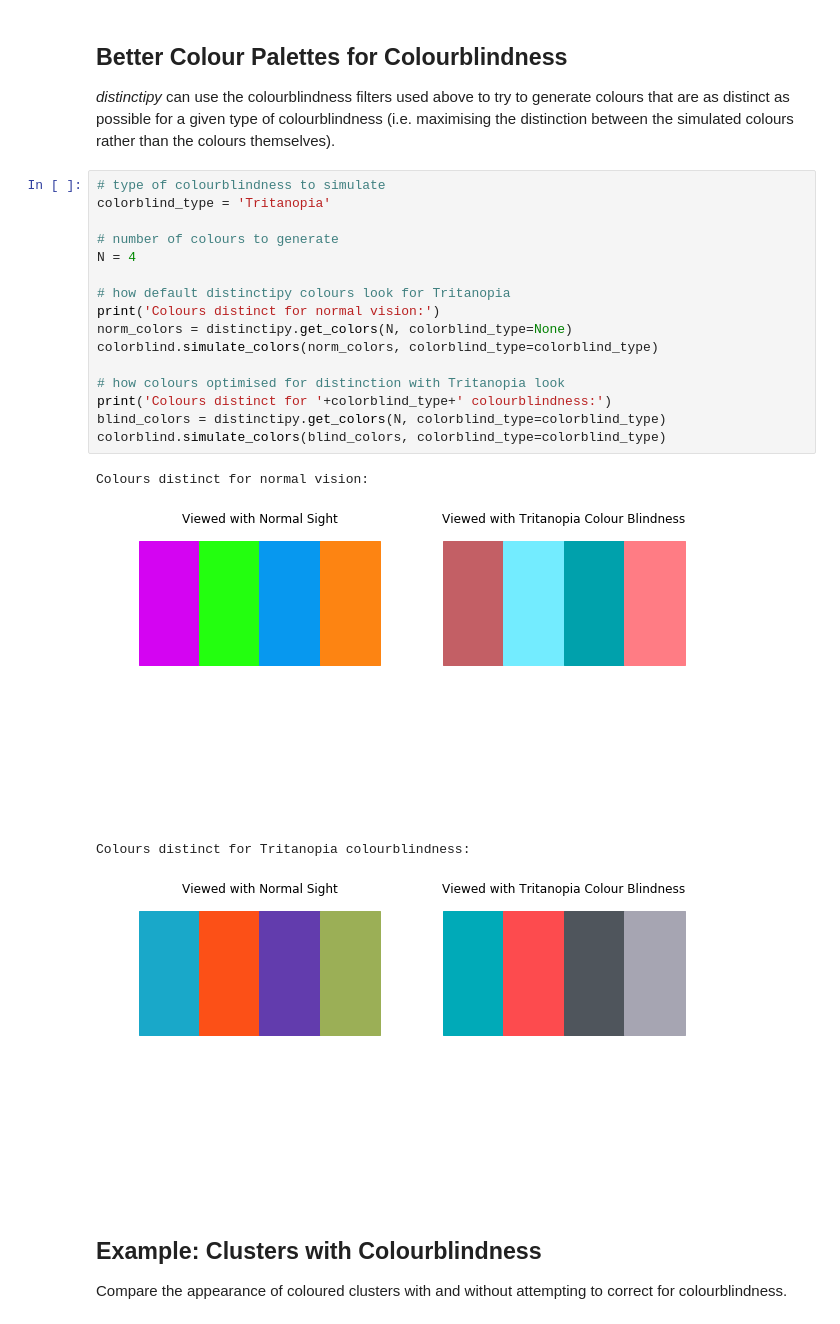
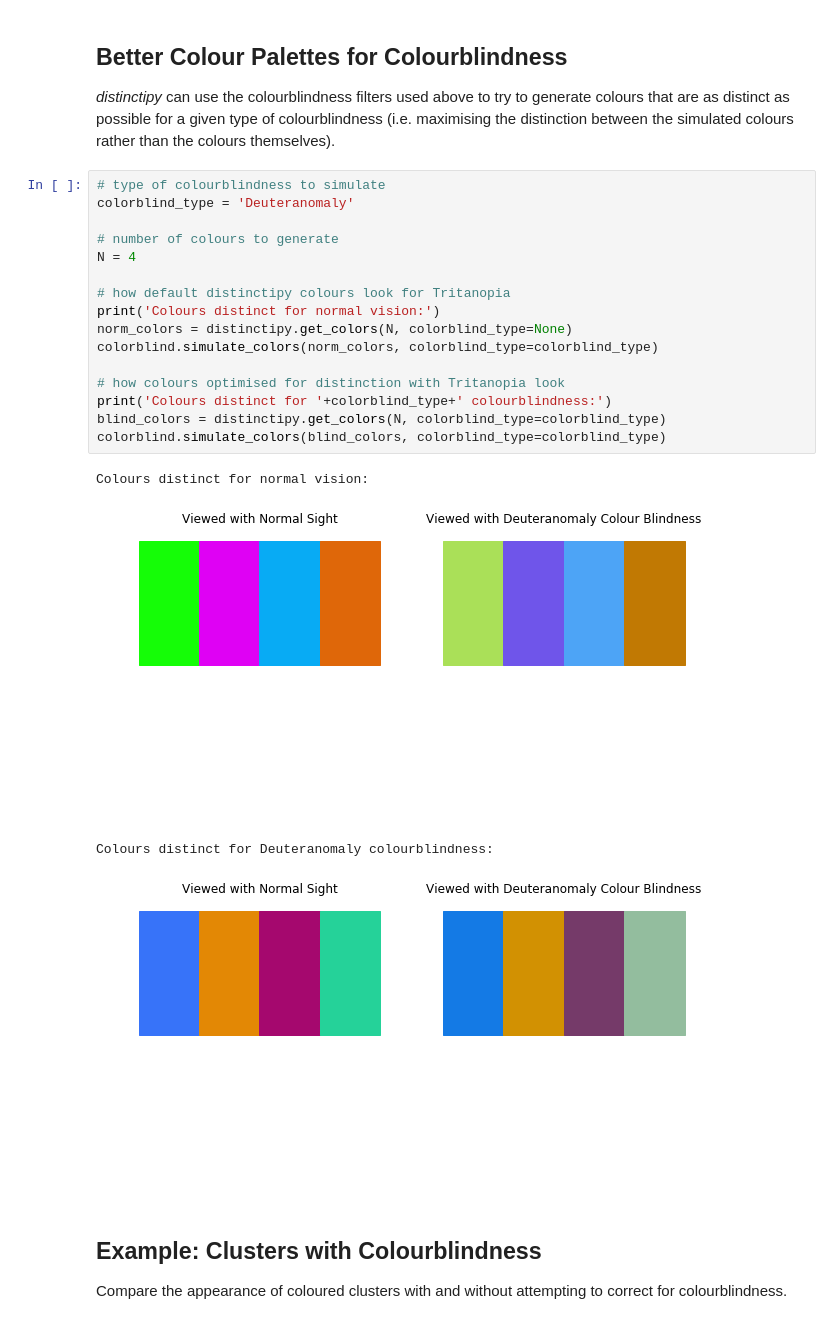
Before and after one commit to alan-turing-institute/distinctipy, a Jupyter notebook: examples.ipynb, the cells around one changed output. Cells and saved outputs as stored; diff of their text form.

```diff
--- a/examples.ipynb
+++ b/examples.ipynb
@@ -116,25 +116,25 @@ colorblind.simulate_image('distinctipy/datasets/test.png',
 *distinctipy* can use the colourblindness filters used above to try to generate colours that are as distinct as possible for a given type of colourblindness (i.e. maximising the distinction between the simulated colours rather than the colours themselves).
 # %%
 # type of colourblindness to simulate
-colorblind_type = 'Tritanopia'
+colorblind_type = 'Deuteranomaly'
 
 # number of colours to generate
 N = 4
 
 # how default distinctipy colours look for Tritanopia
 print('Colours distinct for normal vision:')
 norm_colors = distinctipy.get_colors(N, colorblind_type=None)
 colorblind.simulate_colors(norm_colors, colorblind_type=colorblind_type)
 
 # how colours optimised for distinction with Tritanopia look
 print('Colours distinct for '+colorblind_type+' colourblindness:')
 blind_colors = distinctipy.get_colors(N, colorblind_type=colorblind_type)
 colorblind.simulate_colors(blind_colors, colorblind_type=colorblind_type)
 # %% [output]
 Colours distinct for normal vision:
-[figure, old version]
+[figure, new version]
-Colours distinct for Tritanopia colourblindness:
+Colours distinct for Deuteranomaly colourblindness:
-[figure, old version]
+[figure, new version]
 # %% [markdown]
 ## Example: Clusters with Colourblindness
 
```
Also changed, not shown: 1 other file.
